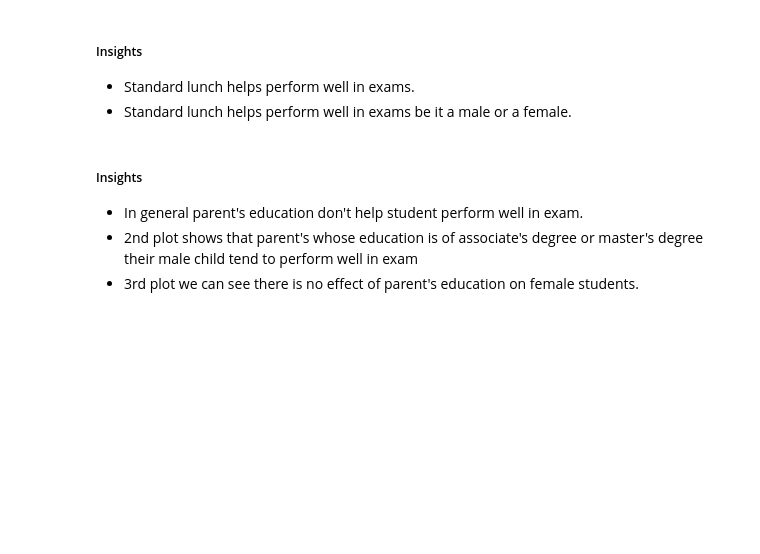
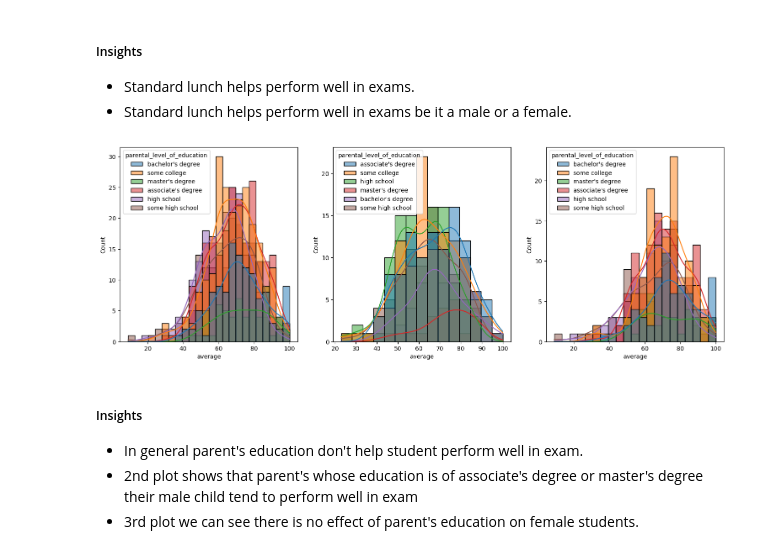
Before and after one commit to MahbubHossainFaisal/Student_Performance_Indicator, a Jupyter notebook: notebooks/1 . EDA STUDENT PERFORMANCE .ipynb, the cells around one changed output. Saved outputs shown, nothing was run; the diff lists cells and outputs as text; code cells hidden in the pictures; blank space fills up the shorter version.

```diff
--- a/notebooks/1 . EDA STUDENT PERFORMANCE .ipynb
+++ b/notebooks/1 . EDA STUDENT PERFORMANCE .ipynb
@@ -39,3 +23,3 @@ warnings.filterwarnings('ignore')
 # %%
-df = pd.read_csv('data/stud.csv')
+df = pd.read_csv('D:\\Study\\ML-Projects\\Project-1\\notebooks\\data\\stud.csv')
 # %% [markdown]
@@ -129,5 +178,5 @@ df.head(2)
 ### 3.8 Adding columns for "Total Score" and "Average"
 # %%
 df['total score'] = df['math_score'] + df['reading_score'] + df['writing_score']
-df['average'] = df['total score']/3
+df['average'] = round(df['total score']/3,2)
 df.head()
@@ -191,12 +265,14 @@ plt.show()
 # %%
 plt.subplots(1,3,figsize=(25,6))
 plt.subplot(141)
-ax =sns.histplot(data=df,x='average',kde=True,hue='parental level of education')
+ax =sns.histplot(data=df,x='average',kde=True,hue='parental_level_of_education')
 plt.subplot(142)
-ax =sns.histplot(data=df[df.gender=='male'],x='average',kde=True,hue='parental level of education')
+ax =sns.histplot(data=df[df.gender=='male'],x='average',kde=True,hue='parental_level_of_education')
 plt.subplot(143)
-ax =sns.histplot(data=df[df.gender=='female'],x='average',kde=True,hue='parental level of education')
+ax =sns.histplot(data=df[df.gender=='female'],x='average',kde=True,hue='parental_level_of_education')
 plt.show()
+# %% [output]
+[figure, added]
 # %% [markdown]
 #####  Insights
 - In general parent's education don't help student perform well in exam.
```
Also changed, not shown: parts of 53 cells of this notebook.
